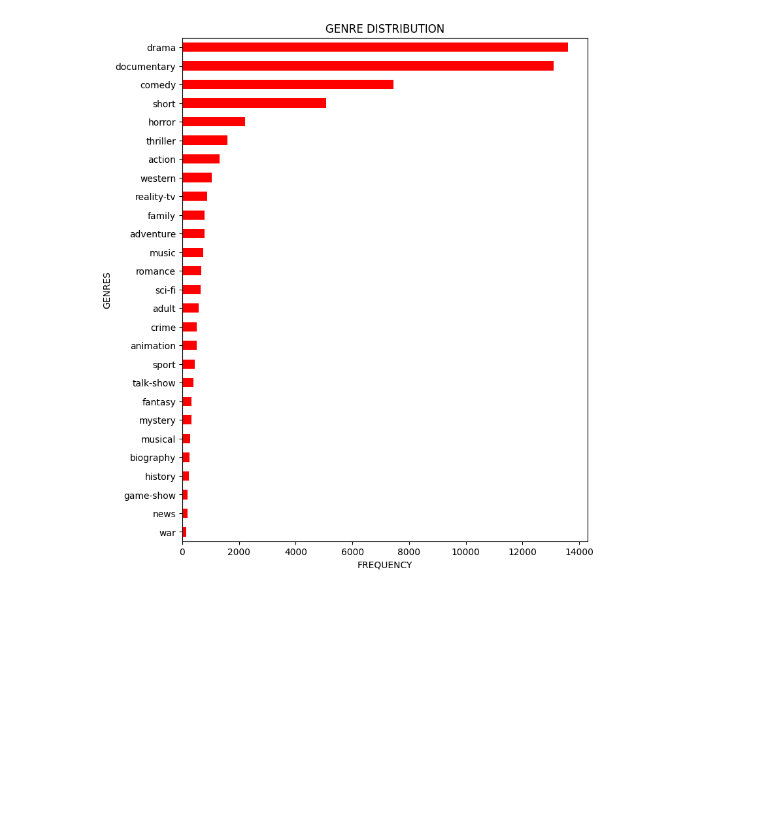
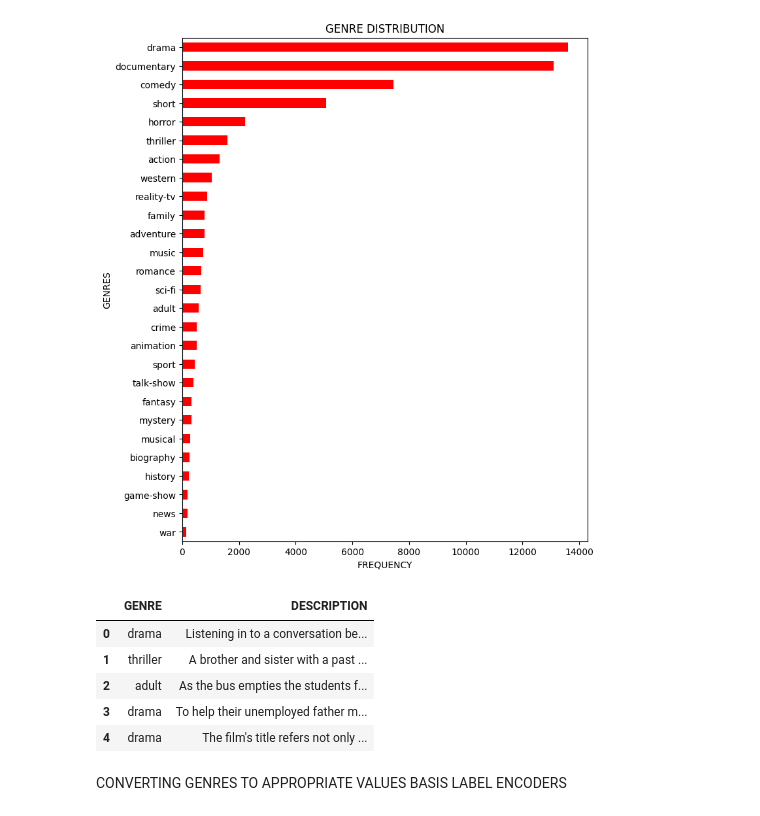
Before and after one commit to kunalshenoy1604/CODSOFT, a Jupyter notebook: Task3_GenreDetection_by_KunalShenoy.ipynb, the cells around one changed output. Saved outputs shown, nothing was run; the diff lists cells and outputs as text; code cells hidden in the pictures; blank space fills up the shorter version.

```diff
--- a/Task3_GenreDetection_by_KunalShenoy.ipynb
+++ b/Task3_GenreDetection_by_KunalShenoy.ipynb
@@ -285,3 +286,15 @@ plt.ylabel("GENRES")
 plt.show()
 # %% [output]
 [figure]
+# %%
+data= df.drop(["TITLE","ID"],axis = 1) # will drop column
+data.head()
+# %% [output]
+|  | GENRE | DESCRIPTION |
+| 0 | drama | Listening in to a conversation be... |
+| 1 | thriller | A brother and sister with a past ... |
+| 2 | adult | As the bus empties the students f... |
+| 3 | drama | To help their unemployed father m... |
+| 4 | drama | The film's title refers not only ... |
+# %% [markdown]
+CONVERTING GENRES TO APPROPRIATE VALUES BASIS LABEL ENCODERS
```
Also changed, not shown: parts of 34 cells of this notebook.
